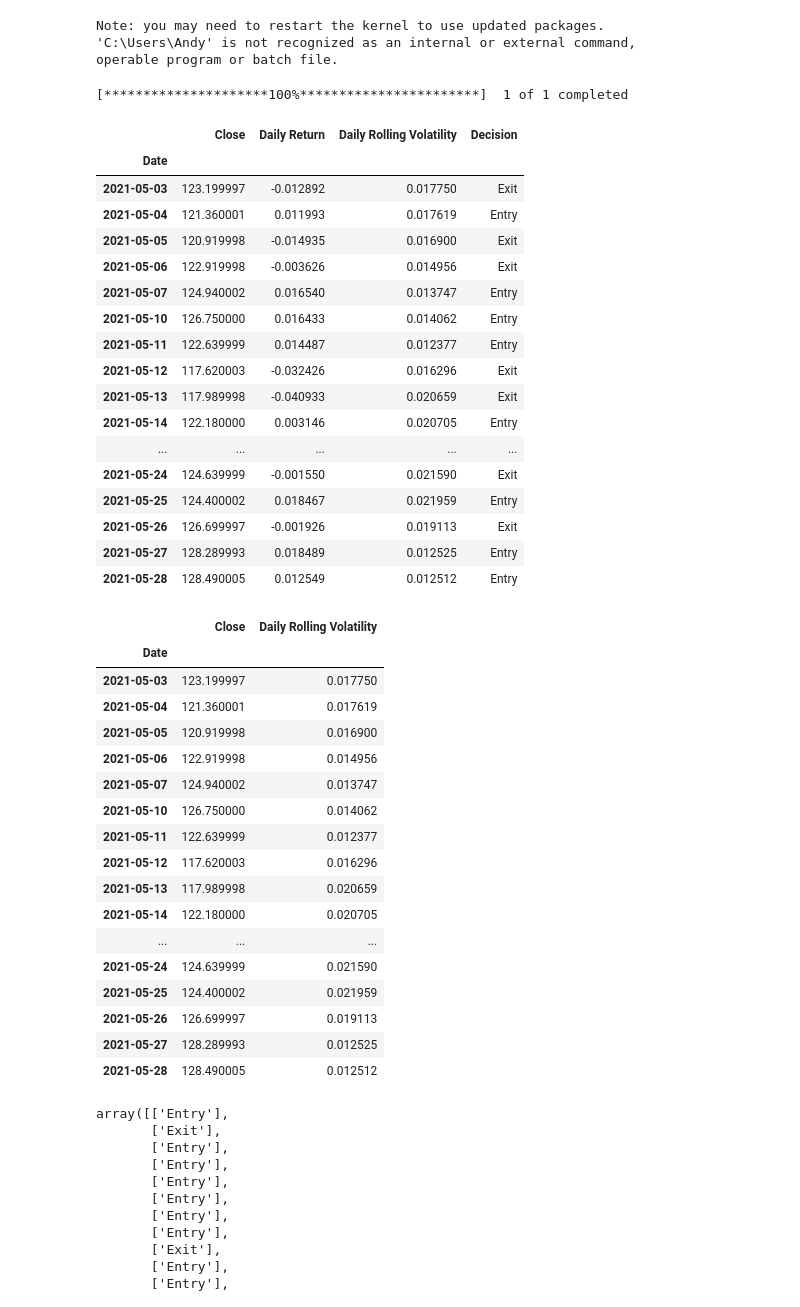
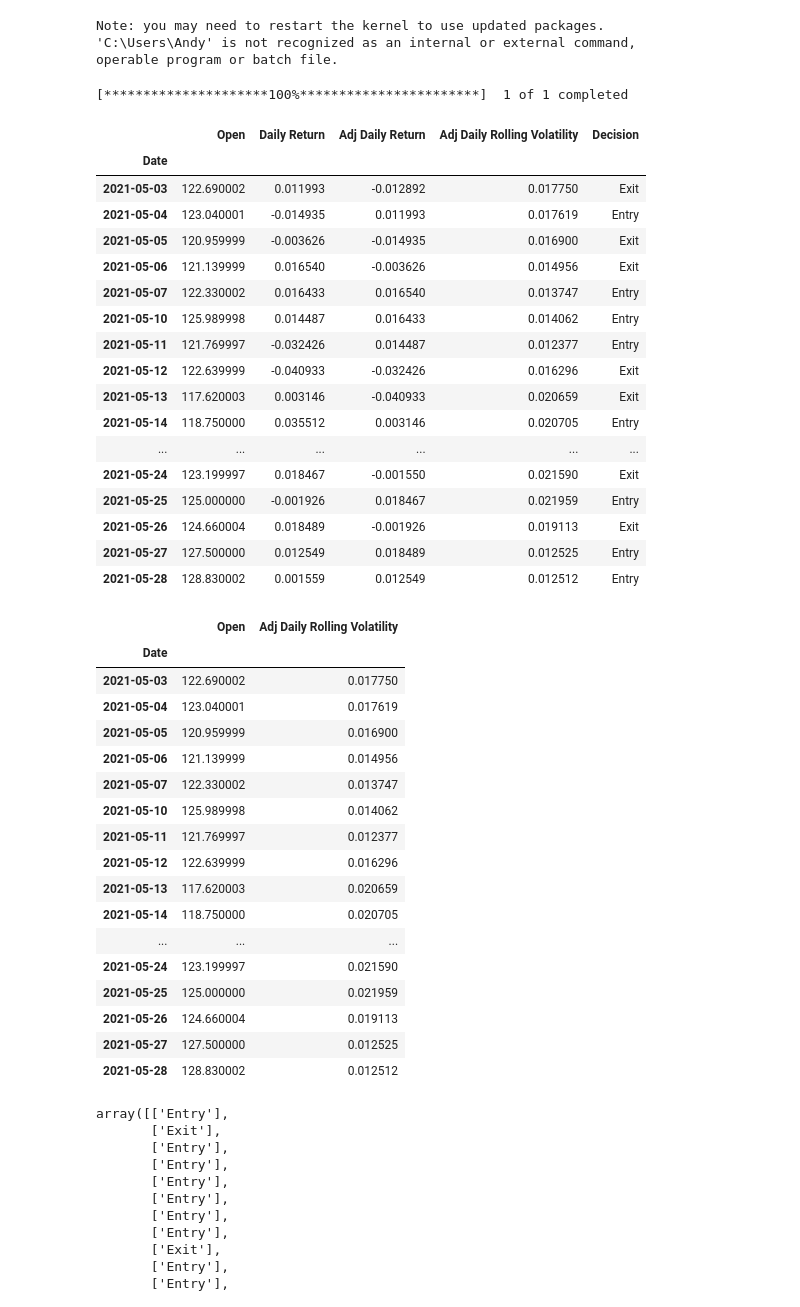
Before and after one commit to somyapanda/Project_2, a Jupyter notebook: Andy/decision tree & sampling.ipynb, the cells around one changed output. Drawn from its saved outputs; the diff is of its cells as text; code cells hidden in the pictures.

```diff
--- a/Andy/decision tree & sampling.ipynb
+++ b/Andy/decision tree & sampling.ipynb
@@ -30,59 +30,61 @@ from imblearn.ensemble import BalancedRandomForestClassifier
 # %%
 ticker = 'SPG'
 start_date = '2011-01-01'
 end_date = '2021-05-31'
 
 stock_df = yf.download(ticker, start=start_date, end=end_date)
-stock_df['Daily Return'] = stock_df['Close'].pct_change().dropna().shift()
-stock_df['Daily Rolling Volatility'] = stock_df['Daily Return'].rolling(window=10).std()
-stock_df['Decision'] = np.where(stock_df['Daily Return'] > 0, 'Entry' , 'Exit')
+stock_df['Daily Return'] = stock_df['Close'].pct_change().dropna()
+stock_df['Adj Daily Return'] = stock_df['Close'].pct_change().dropna().shift()
+#stock_df['Daily Rolling Volatility'] = stock_df['Daily Return'].rolling(window=10).std()
+stock_df['Adj Daily Rolling Volatility'] = stock_df['Daily Return'].rolling(window=10).std().shift()
+stock_df['Decision'] = np.where(stock_df['Adj Daily Return'] > 0, 'Entry' , 'Exit')
 stock_df.dropna(inplace=True)
-stock_df.drop(['Open', 'High', 'Low', 'Adj Close', 'Volume'], axis=1, inplace=True)
+stock_df.drop(['Close', 'High', 'Low', 'Adj Close', 'Volume'], axis=1, inplace=True)
 stock_df.tail(20)
 # %% [output]
 [*********************100%***********************]  1 of 1 completed
-|  | Close | Daily Return | Daily Rolling Volatility | Decision |
-| Date |  |  |  |  |
-| 2021-05-03 | 123.199997 | -0.012892 | 0.017750 | Exit |
-| 2021-05-04 | 121.360001 | 0.011993 | 0.017619 | Entry |
-| 2021-05-05 | 120.919998 | -0.014935 | 0.016900 | Exit |
-| 2021-05-06 | 122.919998 | -0.003626 | 0.014956 | Exit |
-| 2021-05-07 | 124.940002 | 0.016540 | 0.013747 | Entry |
-| 2021-05-10 | 126.750000 | 0.016433 | 0.014062 | Entry |
-| 2021-05-11 | 122.639999 | 0.014487 | 0.012377 | Entry |
-| 2021-05-12 | 117.620003 | -0.032426 | 0.016296 | Exit |
-| 2021-05-13 | 117.989998 | -0.040933 | 0.020659 | Exit |
-| 2021-05-14 | 122.180000 | 0.003146 | 0.020705 | Entry |
-| ... | ... | ... | ... | ... |
-| 2021-05-24 | 124.639999 | -0.001550 | 0.021590 | Exit |
-| 2021-05-25 | 124.400002 | 0.018467 | 0.021959 | Entry |
-| 2021-05-26 | 126.699997 | -0.001926 | 0.019113 | Exit |
-| 2021-05-27 | 128.289993 | 0.018489 | 0.012525 | Entry |
-| 2021-05-28 | 128.490005 | 0.012549 | 0.012512 | Entry |
+|  | Open | Daily Return | Adj Daily Return | Adj Daily Rolling Volatility | Decision |
+| Date |  |  |  |  |  |
+| 2021-05-03 | 122.690002 | 0.011993 | -0.012892 | 0.017750 | Exit |
+| 2021-05-04 | 123.040001 | -0.014935 | 0.011993 | 0.017619 | Entry |
+| 2021-05-05 | 120.959999 | -0.003626 | -0.014935 | 0.016900 | Exit |
+| 2021-05-06 | 121.139999 | 0.016540 | -0.003626 | 0.014956 | Exit |
+| 2021-05-07 | 122.330002 | 0.016433 | 0.016540 | 0.013747 | Entry |
+| 2021-05-10 | 125.989998 | 0.014487 | 0.016433 | 0.014062 | Entry |
+| 2021-05-11 | 121.769997 | -0.032426 | 0.014487 | 0.012377 | Entry |
+| 2021-05-12 | 122.639999 | -0.040933 | -0.032426 | 0.016296 | Exit |
+| 2021-05-13 | 117.620003 | 0.003146 | -0.040933 | 0.020659 | Exit |
+| 2021-05-14 | 118.750000 | 0.035512 | 0.003146 | 0.020705 | Entry |
+| ... | ... | ... | ... | ... | ... |
+| 2021-05-24 | 123.199997 | 0.018467 | -0.001550 | 0.021590 | Exit |
+| 2021-05-25 | 125.000000 | -0.001926 | 0.018467 | 0.021959 | Entry |
+| 2021-05-26 | 124.660004 | 0.018489 | -0.001926 | 0.019113 | Exit |
+| 2021-05-27 | 127.500000 | 0.012549 | 0.018489 | 0.012525 | Entry |
+| 2021-05-28 | 128.830002 | 0.001559 | 0.012549 | 0.012512 | Entry |
 # %%
 X = stock_df.copy()
-X.drop(['Decision', 'Daily Return'], axis=1, inplace=True)
+X.drop(['Decision', 'Daily Return', 'Adj Daily Return'], axis=1, inplace=True)
 X.dropna(inplace=True)
 X.tail(20)
 # %% [output]
-|  | Close | Daily Rolling Volatility |
+|  | Open | Adj Daily Rolling Volatility |
 | Date |  |  |
-| 2021-05-03 | 123.199997 | 0.017750 |
-| 2021-05-04 | 121.360001 | 0.017619 |
-| 2021-05-05 | 120.919998 | 0.016900 |
-| 2021-05-06 | 122.919998 | 0.014956 |
-| 2021-05-07 | 124.940002 | 0.013747 |
-| 2021-05-10 | 126.750000 | 0.014062 |
-| 2021-05-11 | 122.639999 | 0.012377 |
-| 2021-05-12 | 117.620003 | 0.016296 |
-| 2021-05-13 | 117.989998 | 0.020659 |
-| 2021-05-14 | 122.180000 | 0.020705 |
+| 2021-05-03 | 122.690002 | 0.017750 |
+| 2021-05-04 | 123.040001 | 0.017619 |
+| 2021-05-05 | 120.959999 | 0.016900 |
+| 2021-05-06 | 121.139999 | 0.014956 |
+| 2021-05-07 | 122.330002 | 0.013747 |
+| 2021-05-10 | 125.989998 | 0.014062 |
+| 2021-05-11 | 121.769997 | 0.012377 |
+| 2021-05-12 | 122.639999 | 0.016296 |
+| 2021-05-13 | 117.620003 | 0.020659 |
+| 2021-05-14 | 118.750000 | 0.020705 |
 | ... | ... | ... |
-| 2021-05-24 | 124.639999 | 0.021590 |
-| 2021-05-25 | 124.400002 | 0.021959 |
-| 2021-05-26 | 126.699997 | 0.019113 |
-| 2021-05-27 | 128.289993 | 0.012525 |
-| 2021-05-28 | 128.490005 | 0.012512 |
+| 2021-05-24 | 123.199997 | 0.021590 |
+| 2021-05-25 | 125.000000 | 0.021959 |
+| 2021-05-26 | 124.660004 | 0.019113 |
+| 2021-05-27 | 127.500000 | 0.012525 |
+| 2021-05-28 | 128.830002 | 0.012512 |
 # %%
 y = stock_df['Decision'].values.reshape(-1,1)
 y[:20]
```
Also changed, not shown: parts of 11 cells of this notebook.
